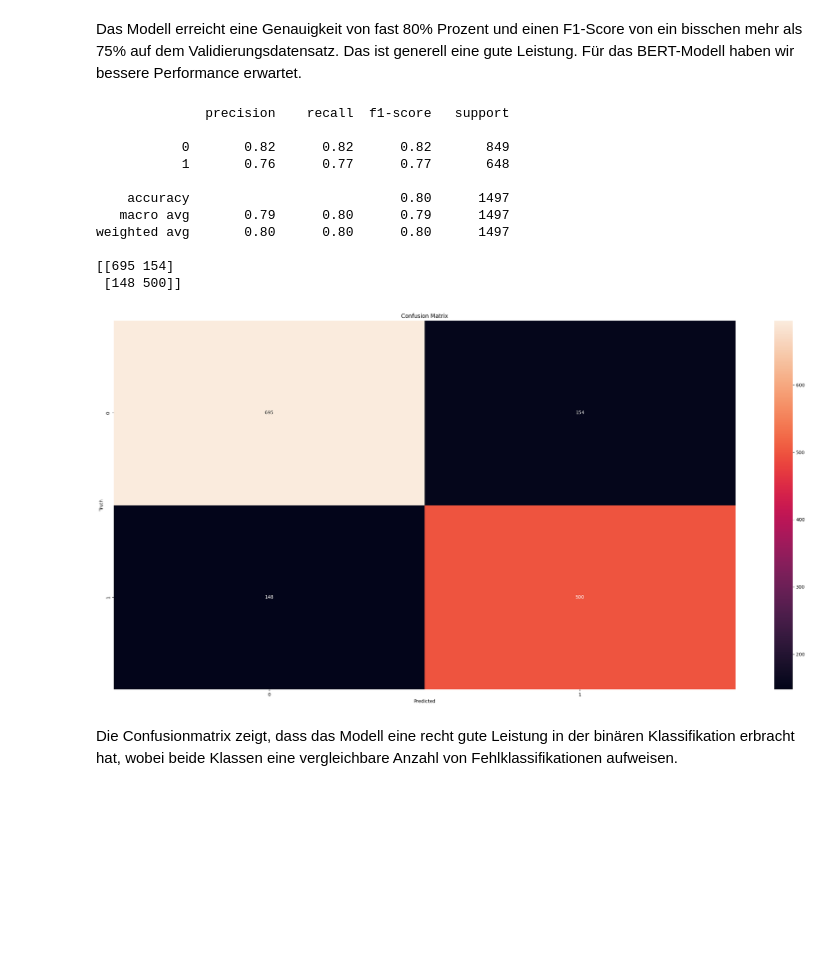
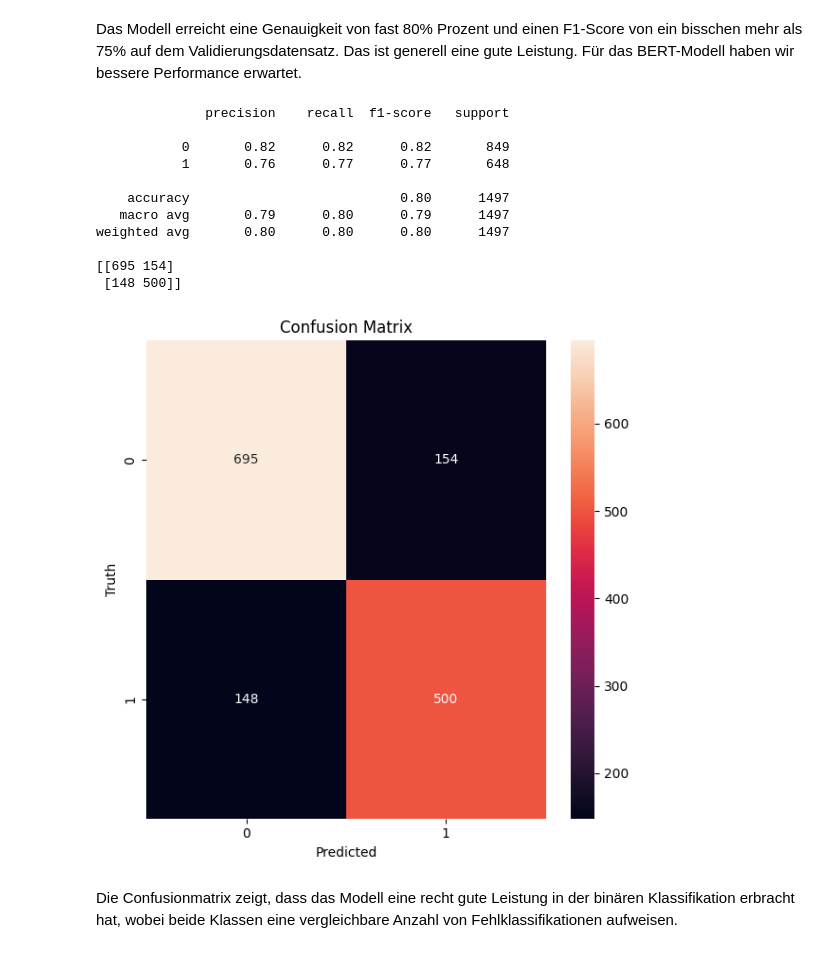
Before and after one commit to florinbarbisch/npr-mc1-text-classification, a Jupyter notebook: Model1_BERTweet.ipynb, the cells around one changed output. Cells and saved outputs as stored; diff of their text form; code cells hidden in the pictures; blank space fills up the shorter version.

Commit message:
Fixed: numbers on plot were too small

```diff
--- a/Model1_BERTweet.ipynb
+++ b/Model1_BERTweet.ipynb
@@ -254,31 +254,32 @@ Das Modell erreicht eine Genauigkeit von fast 80% Prozent und einen F1-Score von
 # %%
 preds = trainer.predict(datasets["val"])
 preds = np.argmax(preds.predictions, axis=-1)
 truth = datasets["val"]["label"]
 print(sklearn.metrics.classification_report(truth, preds))
 
 # confusion matrix
 cm = sklearn.metrics.confusion_matrix(truth, preds)
 print(cm)
+plt.figure(figsize=(6, 6))
 sns.heatmap(cm, annot=True, fmt="d")
 plt.xlabel("Predicted")
 plt.ylabel("Truth")
 plt.title("Confusion Matrix")
 plt.tight_layout()
 plt.show()
 # %% [output]
               precision    recall  f1-score   support
 
            0       0.82      0.82      0.82       849
            1       0.76      0.77      0.77       648
 
     accuracy                           0.80      1497
    macro avg       0.79      0.80      0.79      1497
 weighted avg       0.80      0.80      0.80      1497
 
 [[695 154]
  [148 500]]
-[figure, old version]
+[figure, new version]
 # %% [markdown]
 Die Confusionmatrix zeigt, dass das Modell eine recht gute Leistung in der binären Klassifikation erbracht hat, wobei beide Klassen eine vergleichbare Anzahl von Fehlklassifikationen aufweisen.
 # %%
```
